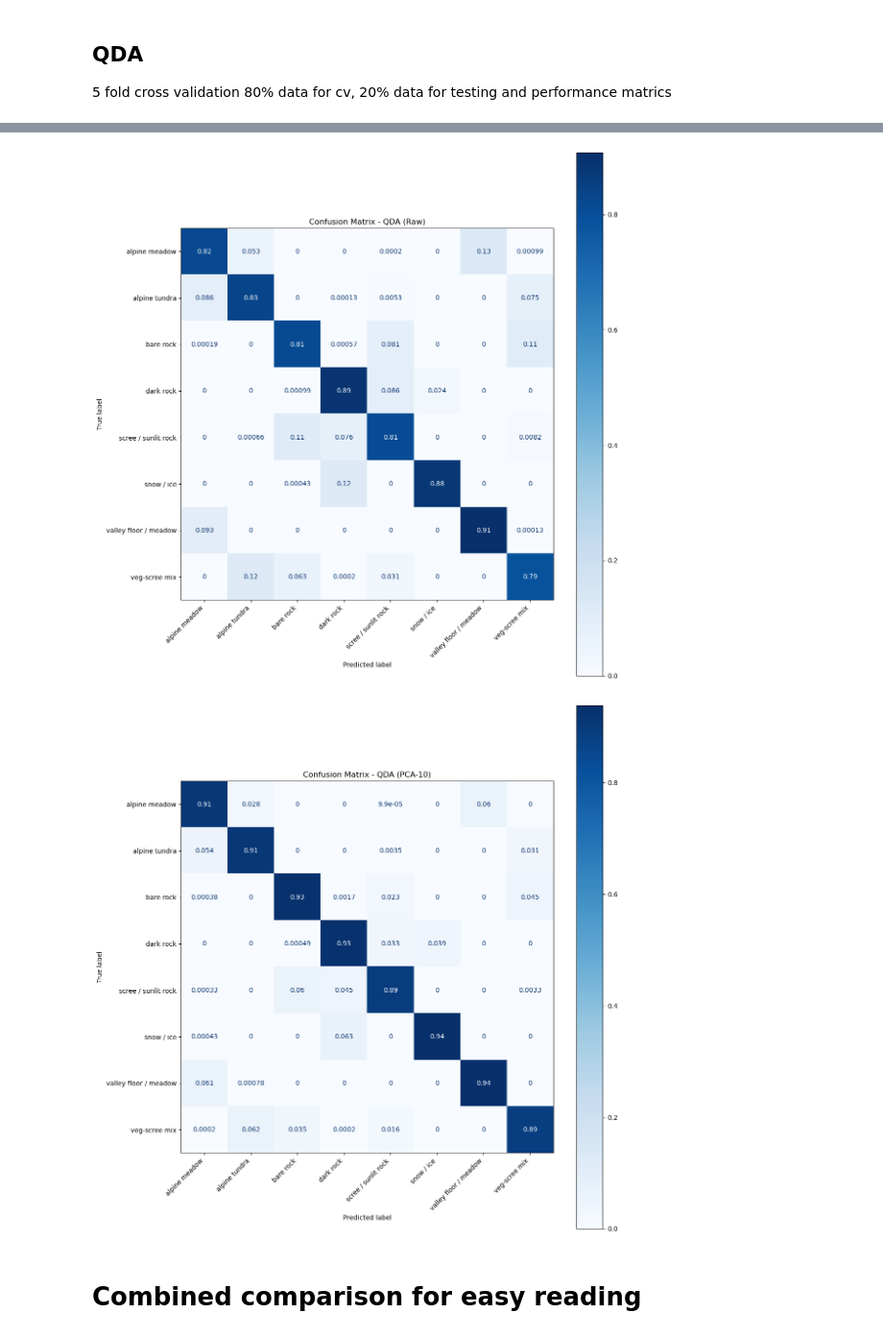
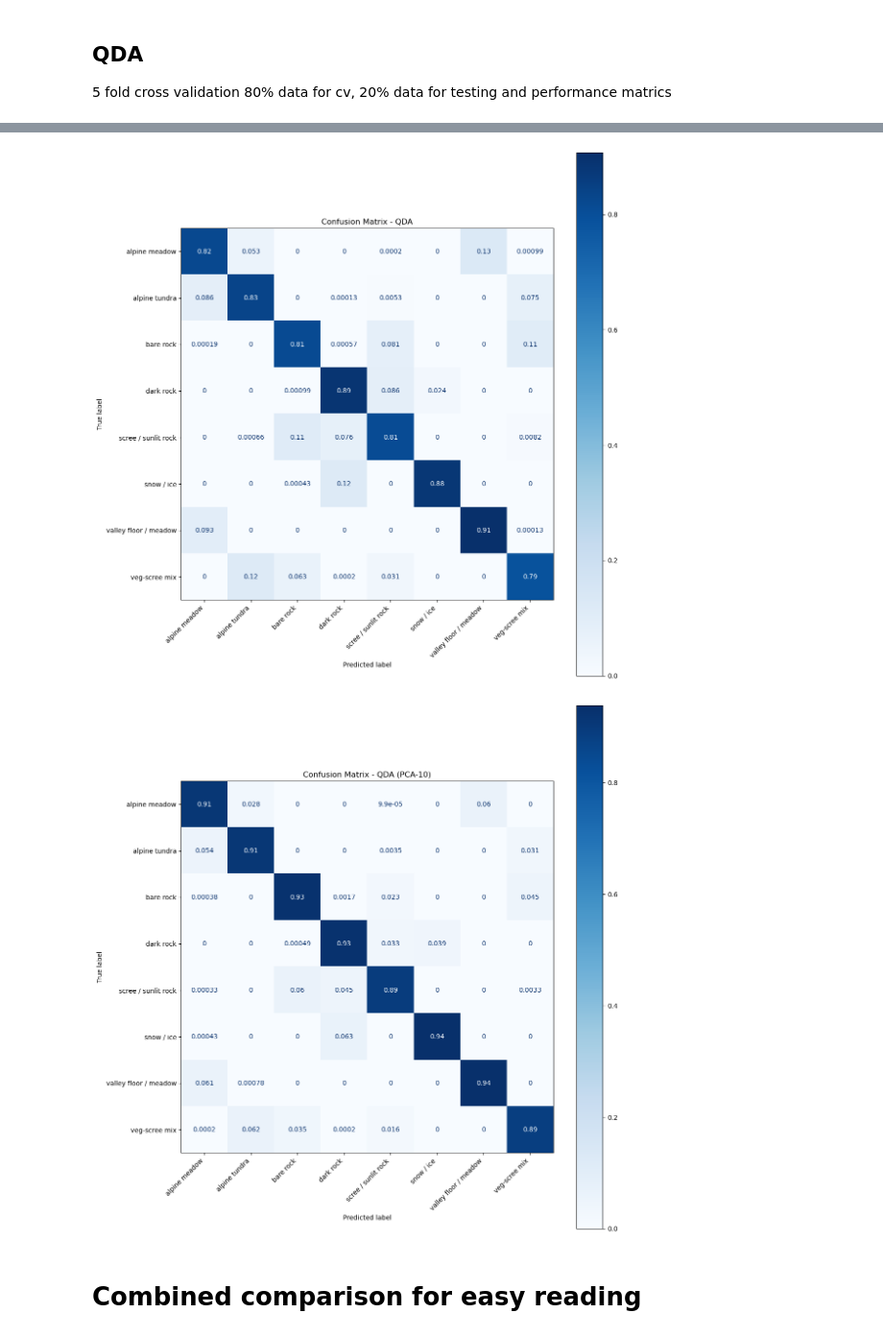
Before and after one commit to Mihneapiuaru/ml_project, a Jupyter notebook: LDA&QDA.ipynb, the cells around one changed output, grey strips where cells are left out. Shown at 96% size. Cells and saved outputs as stored; diff of their text form; code cells hidden in the pictures.

```diff
--- a/LDA&QDA.ipynb
+++ b/LDA&QDA.ipynb
@@ -300,22 +300,22 @@ display(summary_qda_test.round(4))
 # %%
 # Confusion matrices on test set (QDA)
 plot_confusion_matrix(
     y_true=y_test,
     y_pred=qda20_pred_raw,
     class_names=classes,
     normalize="true",
-    model_name="QDA (Raw)"
+    model_name="QDA"
 )
 
 plot_confusion_matrix(
     y_true=y_test,
     y_pred=qda20_pred_pca,
     class_names=classes,
     normalize="true",
     model_name="QDA (PCA-10)"
 )
 # %% [output]
-[figure, old version]
+[figure, new version]
 [figure]
 # %% [markdown]
 # Combined comparison for easy reading
```
Also changed, not shown: parts of 4 cells of this notebook, 13 other files.
